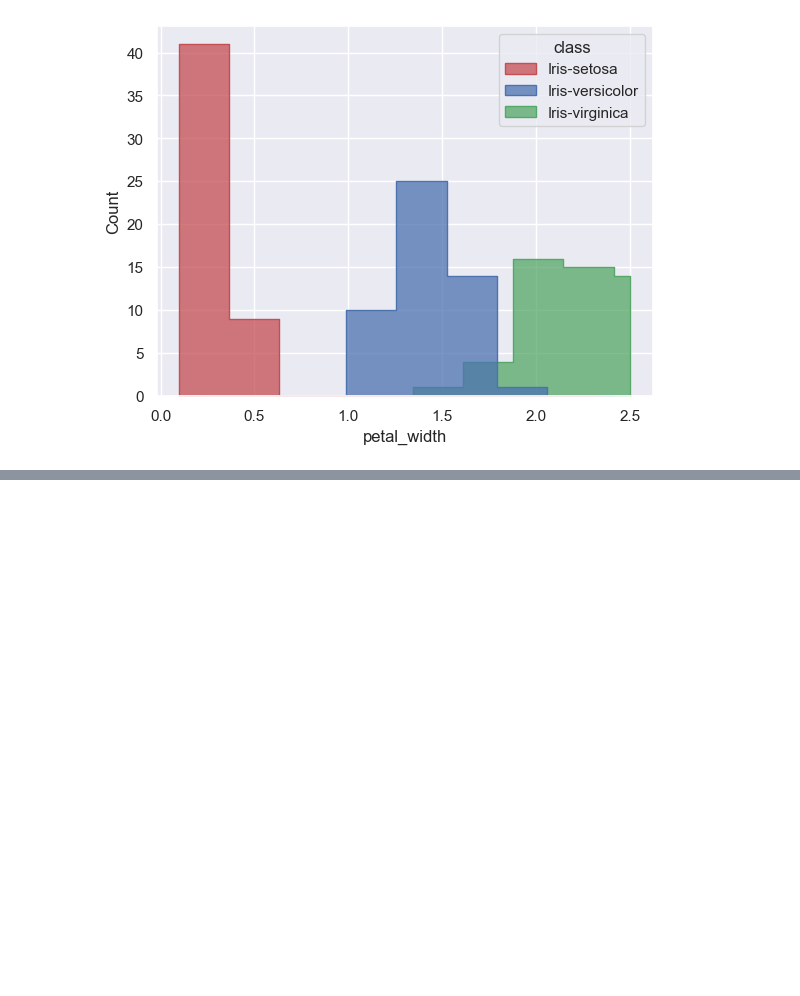
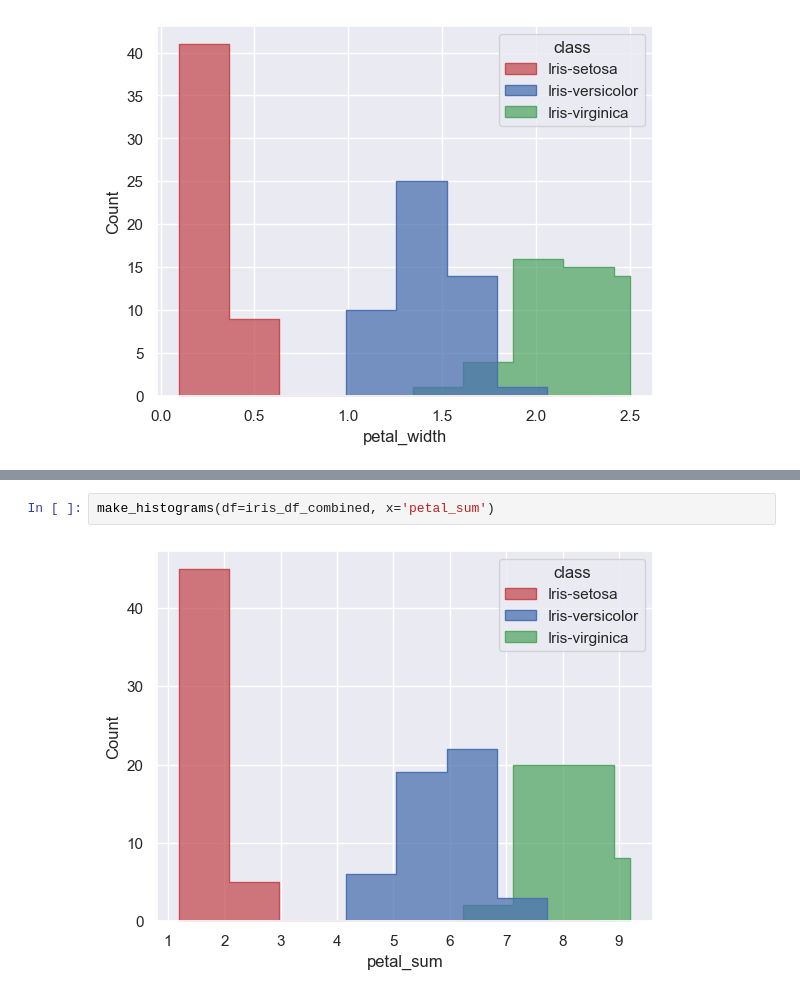
Before and after one commit to kazgar/iris_prediction, a Jupyter notebook: data_inspection.ipynb, the cells around one changed output, grey strips where cells are left out. Saved outputs shown, nothing was run; the diff lists cells and outputs as text; blank space fills up the shorter version.

```diff
--- a/data_inspection.ipynb
+++ b/data_inspection.ipynb
@@ -136,0 +139,4 @@ make_histograms(df=iris_df, x='petal_width')
+# %%
+make_histograms(df=iris_df_combined, x='petal_sum')
+# %% [output]
+[figure, added]
```
Also changed, not shown: parts of 8 cells of this notebook, 1 other file.
